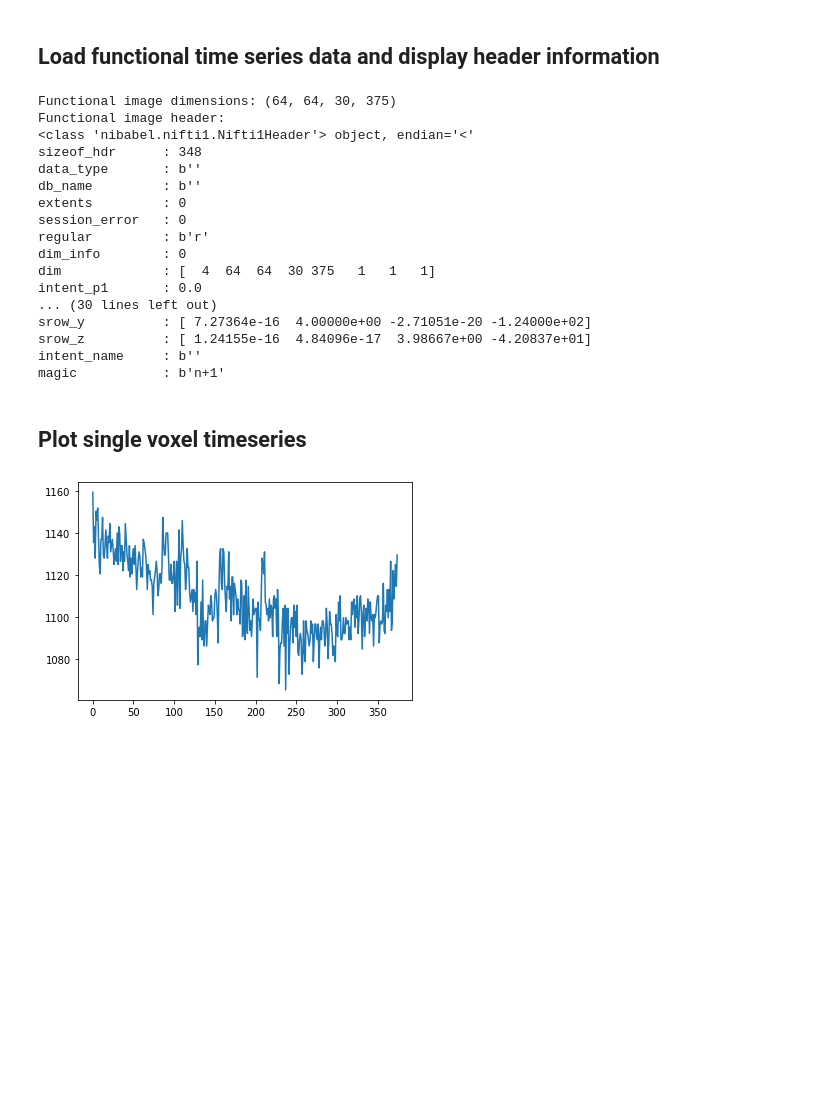
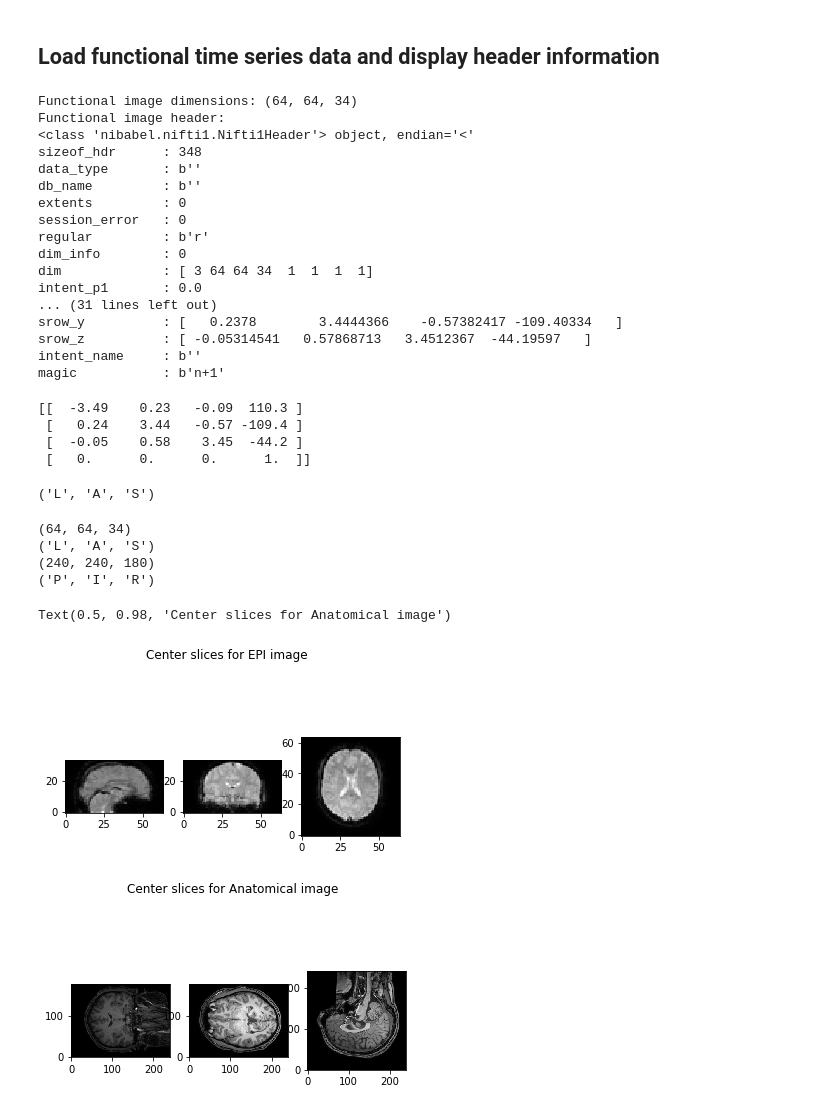
Before and after one commit to jsheunis/rt-me-fMRI, a Jupyter notebook: fmri_basics.ipynb, the cells around one changed output. Saved outputs shown, nothing was run; the diff lists cells and outputs as text; code cells hidden in the pictures; blank space fills up the shorter version.

```diff
--- a/fmri_basics.ipynb
+++ b/fmri_basics.ipynb
@@ -13,9 +13,11 @@ from niwidgets import NiftiWidget
 # %% [markdown]
 ## Locate data
 # %%
-sub_dir = '/Users/jheunis/Desktop/sub-01'
-func_niiz = os.path.join(sub_dir, 'func', 'sub-01_task-passiveimageviewing_bold.nii.gz')
-struct_niiz = os.path.join(sub_dir, 'anat', 'sub-01_T1w.nii.gz')
+sub_dir = '/Volumes/Stephan_WD/NEUFEPME_data_BIDS/derivatives/fmrwhy-preproc/sub-001'
+# /Volumes/Stephan_WD/NEUFEPME_data_BIDS/derivatives/fmrwhy-preproc/sub-001/func/sub-001_task-rest_run-1_space-individual_bold.nii
+
+func_niiz = os.path.join(sub_dir, 'func', 'sub-001_task-rest_run-1_space-individual_bold.nii')
+struct_niiz = os.path.join(sub_dir, 'anat', 'sub-001_T1w.nii')
 # %% [markdown]
 ## Load structural image data and display header information
 # %%
@@ -60,7 +62,7 @@ print('Functional image dimensions: {}'.format(func_img.shape))
 hdr = func_img.header
 print('Functional image header:\n{}'.format(hdr))
 # %% [output]
-Functional image dimensions: (64, 64, 30, 375)
+Functional image dimensions: (64, 64, 34)
 Functional image header:
 <class 'nibabel.nifti1.Nifti1Header'> object, endian='<'
 sizeof_hdr      : 348
@@ -70,18 +72,57 @@ extents         : 0
 session_error   : 0
 regular         : b'r'
 dim_info        : 0
-dim             : [  4  64  64  30 375   1   1   1]
+dim             : [ 3 64 64 34  1  1  1  1]
 intent_p1       : 0.0
-... (30 lines left out)
-srow_y          : [ 7.27364e-16  4.00000e+00 -2.71051e-20 -1.24000e+02]
-srow_z          : [ 1.24155e-16  4.84096e-17  3.98667e+00 -4.20837e+01]
+... (31 lines left out)
+srow_y          : [   0.2378        3.4444366    -0.57382417 -109.40334   ]
+srow_z          : [ -0.05314541   0.57868713   3.4512367  -44.19597   ]
 intent_name     : b''
 magic           : b'n+1'
-# %% [markdown]
-## Plot single voxel timeseries
-# %%
-%matplotlib inline
-
-plt.plot(data[32, 32, 15, :]);
-# %% [output]
-[figure, removed]
+# %%
+np.set_printoptions(precision=2, suppress=True)
+print(func_img.affine)
+nib.aff2axcodes(func_img.affine)
+# %% [output]
+[[  -3.49    0.23   -0.09  110.3 ]
+ [   0.24    3.44   -0.57 -109.4 ]
+ [  -0.05    0.58    3.45  -44.2 ]
+ [   0.      0.      0.      1.  ]]
+('L', 'A', 'S')
+# %%
+epi_img = func_img
+epi_img_data = epi_img.get_fdata()
+print(epi_img_data.shape)
+print(nib.aff2axcodes(epi_img.affine))
+anat_img = struct_img
+anat_img_data = anat_img.get_fdata()
+print(anat_img_data.shape)
+print(nib.aff2axcodes(anat_img.affine))
+# %% [output]
+(64, 64, 34)
+('L', 'A', 'S')
+(240, 240, 180)
+('P', 'I', 'R')
+# %%
+import matplotlib.pyplot as plt
+def show_slices(slices):
+   """ Function to display row of image slices """
+   fig, axes = plt.subplots(1, len(slices))
+   for i, slice in enumerate(slices):
+       axes[i].imshow(slice.T, cmap="gray", origin="lower")
+
+slice_0 = epi_img_data[32, :, :]
+slice_1 = epi_img_data[:, 32, :]
+slice_2 = epi_img_data[:, :, 17]
+show_slices([slice_0, slice_1, slice_2])
+plt.suptitle("Center slices for EPI image")
+
+slice_0 = anat_img_data[120, :, :]
+slice_1 = anat_img_data[:, 120, :]
+slice_2 = anat_img_data[:, :, 90]
+show_slices([slice_0, slice_1, slice_2])
+plt.suptitle("Center slices for Anatomical image")
+# %% [output]
+Text(0.5, 0.98, 'Center slices for Anatomical image')
+[figure, added]
+[figure, added]
```
Also changed, not shown: parts of 4 cells of this notebook, 17 other files.
